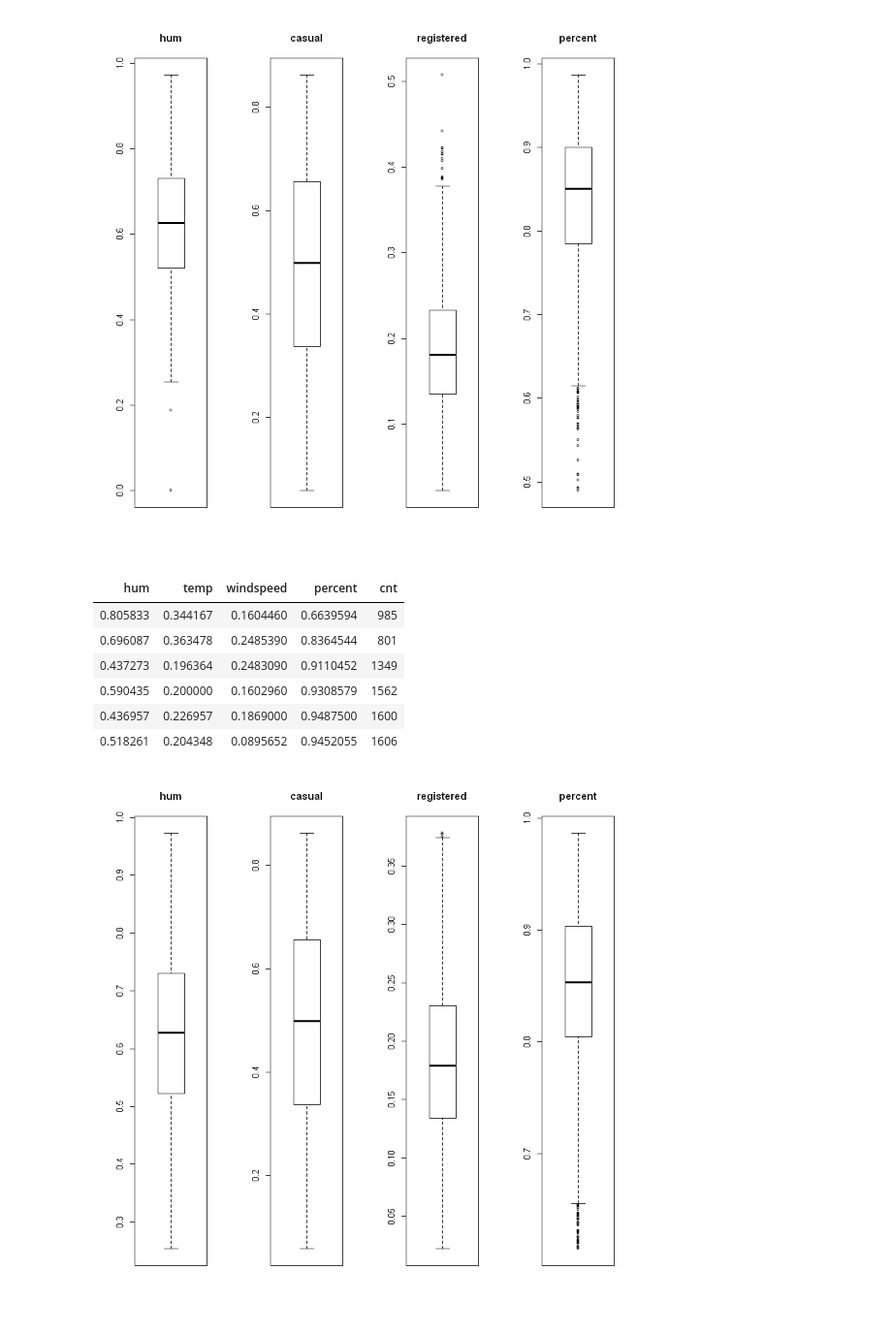
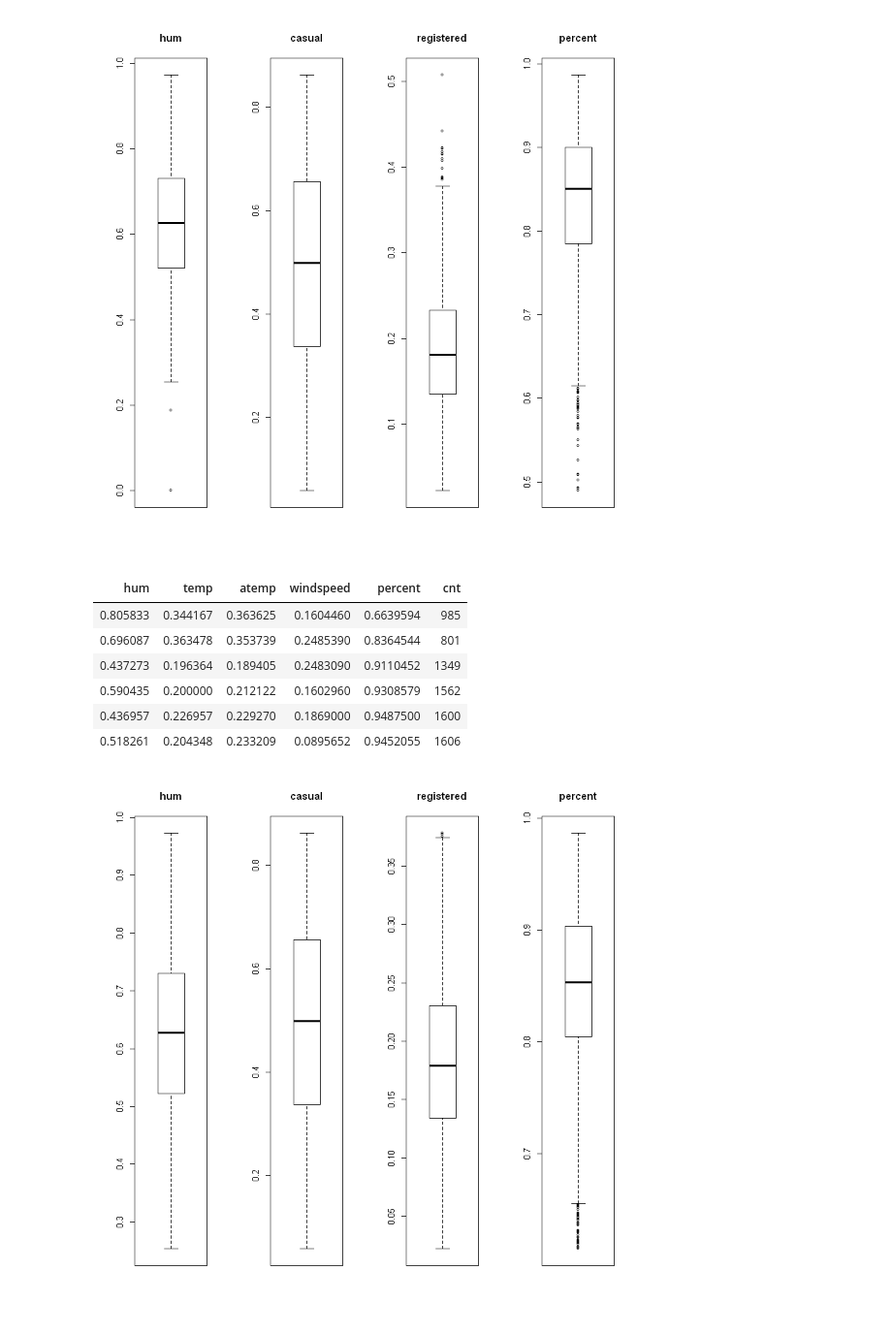
Before and after one commit to durden2/regression_models_pk, a Jupyter notebook: Tworczosc.ipynb, the cells around one changed output. Shown at 97% size. Saved outputs shown, nothing was run; the diff lists cells and outputs as text; code cells hidden in the pictures.

```diff
--- a/Tworczosc.ipynb
+++ b/Tworczosc.ipynb
@@ -2,7 +2,7 @@
 ## Normalizacja
 # %%
 data = read.csv("day.csv")
-keeps <- c("temp",  "hum", "windspeed", "cnt")
+keeps <- c("temp","atemp",  "hum", "windspeed", "cnt")
 df = data[keeps]
 head(df)
 # %% [output]
@@ -117,28 +115,29 @@ boxplot(data_p$percent, main="percent")
 # %%
 remove_outliers <- function(x, na.rm = TRUE, ...) {
   qnt <- quantile(x, probs=c(.25, .75), na.rm = na.rm, ...)
   H <- 1.5 * IQR(x, na.rm = na.rm)
   y <- x
   y[x < (qnt[1] - H)] <- NA
   y[x > (qnt[2] + H)] <- NA
   y
 }
 
 withoutOutliers <- data.frame(
     'hum' = remove_outliers(data_p$hum),
     'temp' = remove_outliers(data_p$temp),
+    'atemp' = remove_outliers(data_p$atemp),
     'windspeed' = remove_outliers(data_p$windspeed),
     'percent' = remove_outliers(data_p$percent),
     'cnt' = data_p$cnt)
 head(withoutOutliers)
 # %% [output]
-| hum | temp | windspeed | percent | cnt |
-| 0.805833 | 0.344167 | 0.1604460 | 0.6639594 | 985 |
-| 0.696087 | 0.363478 | 0.2485390 | 0.8364544 | 801 |
-| 0.437273 | 0.196364 | 0.2483090 | 0.9110452 | 1349 |
-| 0.590435 | 0.200000 | 0.1602960 | 0.9308579 | 1562 |
-| 0.436957 | 0.226957 | 0.1869000 | 0.9487500 | 1600 |
-| 0.518261 | 0.204348 | 0.0895652 | 0.9452055 | 1606 |
+| hum | temp | atemp | windspeed | percent | cnt |
+| 0.805833 | 0.344167 | 0.363625 | 0.1604460 | 0.6639594 | 985 |
+| 0.696087 | 0.363478 | 0.353739 | 0.2485390 | 0.8364544 | 801 |
+| 0.437273 | 0.196364 | 0.189405 | 0.2483090 | 0.9110452 | 1349 |
+| 0.590435 | 0.200000 | 0.212122 | 0.1602960 | 0.9308579 | 1562 |
+| 0.436957 | 0.226957 | 0.229270 | 0.1869000 | 0.9487500 | 1600 |
+| 0.518261 | 0.204348 | 0.233209 | 0.0895652 | 0.9452055 | 1606 |
 # %%
 par(mfrow=c(1, 4))
 
```
Also changed, not shown: parts of 12 cells of this notebook.
